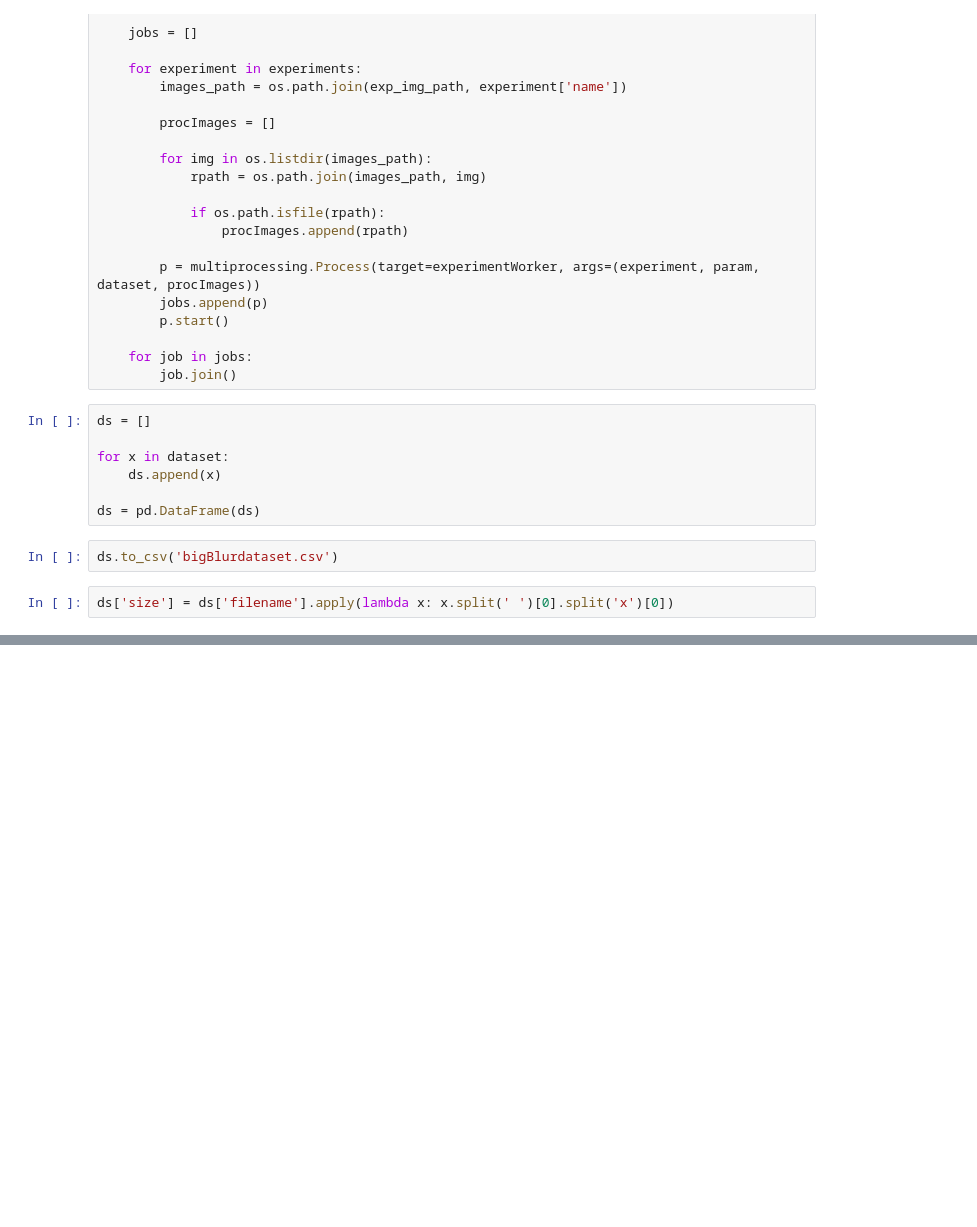
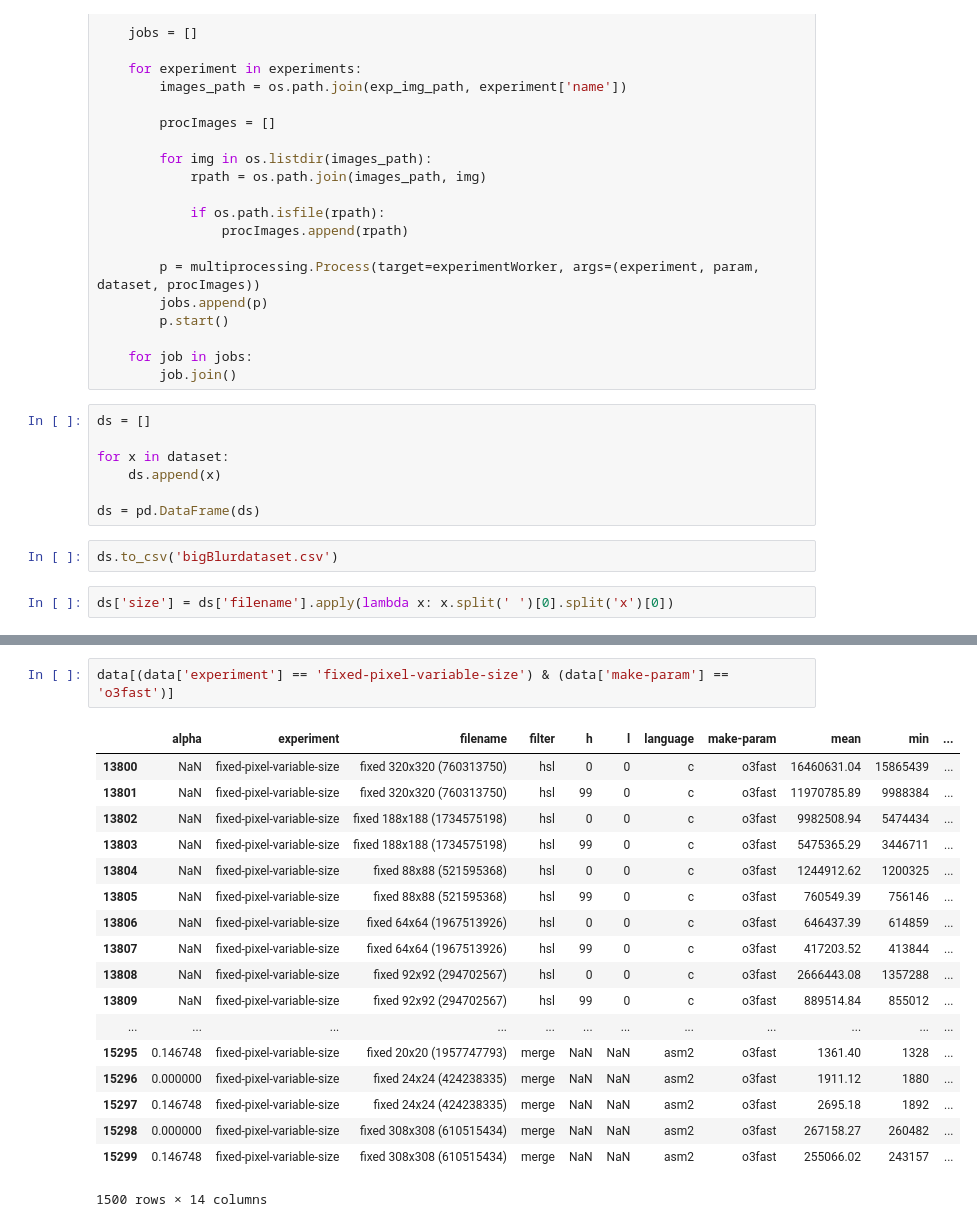
Before and after one commit to jbayardo/orga2-tp2, a Jupyter notebook: exp/Testing.ipynb, the cells around one changed output, grey strips where cells are left out. Drawn from its saved outputs; the diff is of its cells as text; blank space fills up the shorter version.

```diff
--- a/exp/Testing.ipynb
+++ b/exp/Testing.ipynb
@@ -164,0 +208,21 @@ ds
+# %%
+data[(data['experiment'] == 'fixed-pixel-variable-size') & (data['make-param'] == 'o3fast')]
+# %% [output]
+|  | alpha | experiment | filename | filter | h | l | language | make-param | mean | min | ... |
+| 13800 | NaN | fixed-pixel-variable-size | fixed 320x320 (760313750) | hsl | 0 | 0 | c | o3fast | 16460631.04 | 15865439 | ... |
+| 13801 | NaN | fixed-pixel-variable-size | fixed 320x320 (760313750) | hsl | 99 | 0 | c | o3fast | 11970785.89 | 9988384 | ... |
+| 13802 | NaN | fixed-pixel-variable-size | fixed 188x188 (1734575198) | hsl | 0 | 0 | c | o3fast | 9982508.94 | 5474434 | ... |
+| 13803 | NaN | fixed-pixel-variable-size | fixed 188x188 (1734575198) | hsl | 99 | 0 | c | o3fast | 5475365.29 | 3446711 | ... |
+| 13804 | NaN | fixed-pixel-variable-size | fixed 88x88 (521595368) | hsl | 0 | 0 | c | o3fast | 1244912.62 | 1200325 | ... |
+| 13805 | NaN | fixed-pixel-variable-size | fixed 88x88 (521595368) | hsl | 99 | 0 | c | o3fast | 760549.39 | 756146 | ... |
+| 13806 | NaN | fixed-pixel-variable-size | fixed 64x64 (1967513926) | hsl | 0 | 0 | c | o3fast | 646437.39 | 614859 | ... |
+| 13807 | NaN | fixed-pixel-variable-size | fixed 64x64 (1967513926) | hsl | 99 | 0 | c | o3fast | 417203.52 | 413844 | ... |
+| 13808 | NaN | fixed-pixel-variable-size | fixed 92x92 (294702567) | hsl | 0 | 0 | c | o3fast | 2666443.08 | 1357288 | ... |
+| 13809 | NaN | fixed-pixel-variable-size | fixed 92x92 (294702567) | hsl | 99 | 0 | c | o3fast | 889514.84 | 855012 | ... |
+| ... | ... | ... | ... | ... | ... | ... | ... | ... | ... | ... | ... |
+| 15295 | 0.146748 | fixed-pixel-variable-size | fixed 20x20 (1957747793) | merge | NaN | NaN | asm2 | o3fast | 1361.40 | 1328 | ... |
+| 15296 | 0.000000 | fixed-pixel-variable-size | fixed 24x24 (424238335) | merge | NaN | NaN | asm2 | o3fast | 1911.12 | 1880 | ... |
+| 15297 | 0.146748 | fixed-pixel-variable-size | fixed 24x24 (424238335) | merge | NaN | NaN | asm2 | o3fast | 2695.18 | 1892 | ... |
+| 15298 | 0.000000 | fixed-pixel-variable-size | fixed 308x308 (610515434) | merge | NaN | NaN | asm2 | o3fast | 267158.27 | 260482 | ... |
+| 15299 | 0.146748 | fixed-pixel-variable-size | fixed 308x308 (610515434) | merge | NaN | NaN | asm2 | o3fast | 255066.02 | 243157 | ... |
+1500 rows × 14 columns
```
Also changed, not shown: parts of 7 cells of this notebook, 15 other files.
